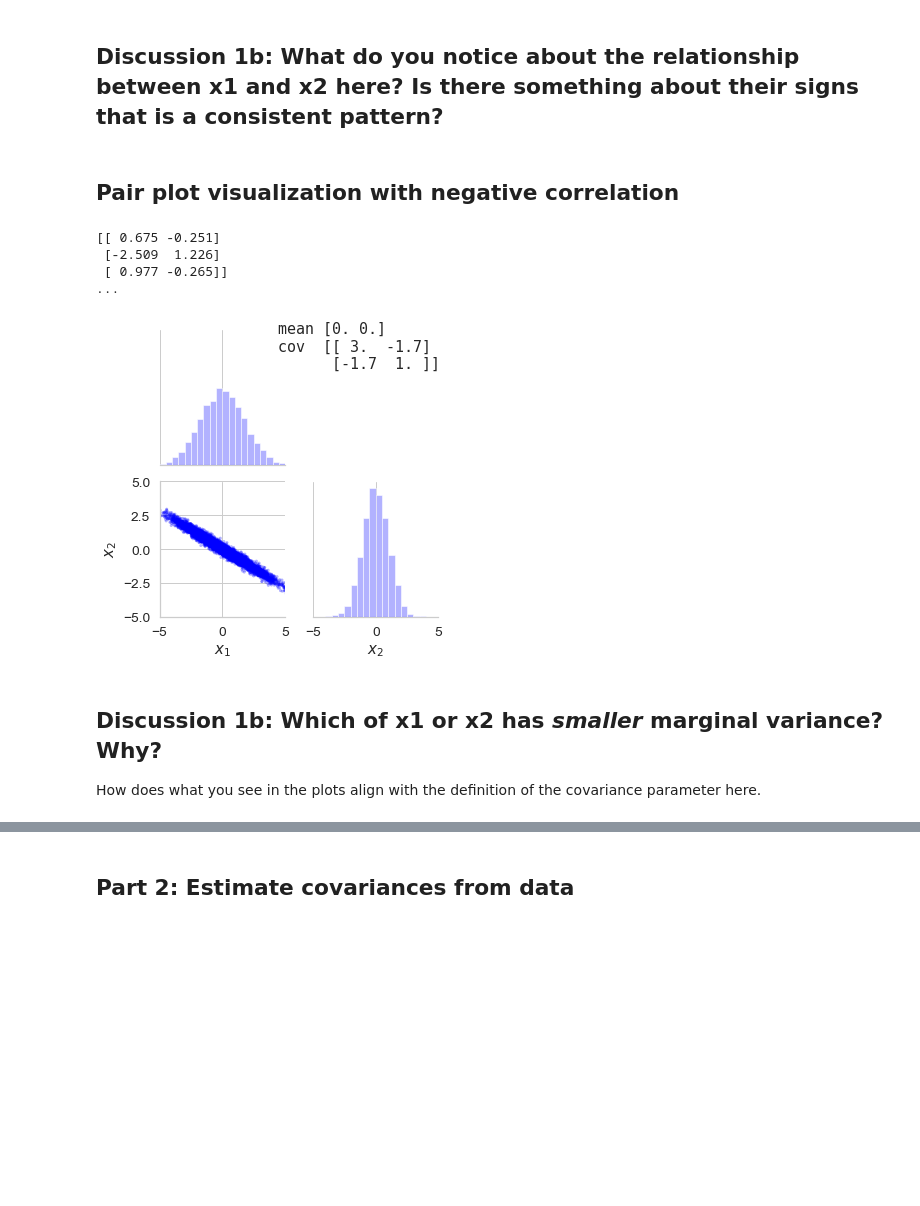
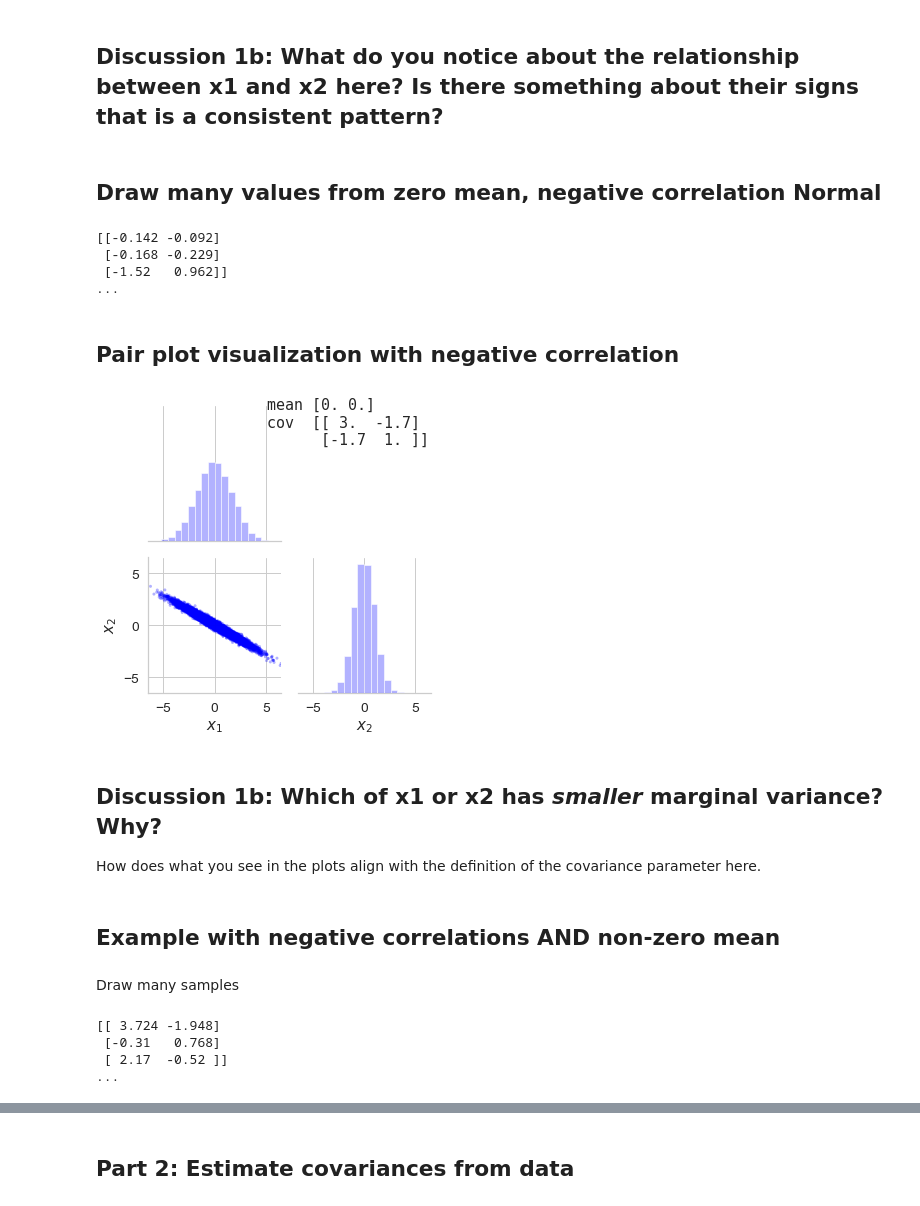
Before and after one commit to tufts-ml-courses/comp136-21s-assignments, a Jupyter notebook: notebooks/day06-MultivariateGaussianDistributions.ipynb, the cells around one changed output, grey strips where cells are left out. Saved outputs shown, nothing was run; the diff lists cells and outputs as text; code cells hidden in the pictures; blank space fills up the shorter version.

```diff
--- a/notebooks/day06-MultivariateGaussianDistributions.ipynb
+++ b/notebooks/day06-MultivariateGaussianDistributions.ipynb
@@ -125,11 +125,11 @@ xmax = 5.0
 n_bins = 21
 
 # Make the pair plot
-sns.pairplot(
+h = sns.pairplot(
     x_df,
     aspect=1.0,
     corner=True, # only plot lower left half of square
-    diag_kws={"color": 'b', "alpha": 0.3, "bins":np.linspace(-B, B, n_bins)},
+    diag_kws={"color": 'b', "alpha": 0.3, "bins":np.linspace(-xmax, xmax, n_bins)},
     plot_kws={"color": 'b', "alpha": 0.3, 'marker': '.', 'edgecolor':'none'});
 # ^- alpha here means transparency for the 'alpha' channel of the RGB-A scheme
 
@@ -201,57 +201,61 @@ array([ 0.989, -0.171])
 ## Discussion 1b: What do you notice about the relationship between x1 and x2 here? Is there something about their signs that is a consistent pattern?
 # %%
 # TODO discuss
+# %% [markdown]
+## Draw many values from zero mean, negative correlation Normal
+# %%
+N = 10000
+x_N2 = prng.multivariate_normal(zero_mean_2, neg_corr_cov_22, size=N)
+print(x_N2[:3])
+print("...")
+# %% [output]
+[[-0.142 -0.092]
+ [-0.168 -0.229]
+ [-1.52   0.962]]
+...
 # %% [markdown]
 ## Pair plot visualization with negative correlation
-# %%
-N = 10000
-x_N2 = prng.multivariate_normal(zero_mean_2, neg_corr_cov_22, size=N)
-print(x_N2[:3])
-print("...")
-# %% [output]
-[[ 0.675 -0.251]
- [-2.509  1.226]
- [ 0.977 -0.265]]
-...
 # %%
 # Pack samples into a pandas dataframe to plot
 x_df = pd.DataFrame(x_N2, columns=['$x_1$', '$x_2$'])
 
 # Define consistent visual limits
 ymax_hist = 100
-xmax = 5.0
+xmax = 6.5
 n_bins = 21
 
 h = sns.pairplot(
     x_df,
     aspect=1.0,
     corner=True, # only plot lower left half of square
     diag_kws={"color": 'b', "alpha": 0.3, "bins":np.linspace(-xmax, xmax, n_bins)},
     plot_kws={"color": 'b', "alpha": 0.3, 'marker': '.', 'edgecolor':'none'},
     );
 # ^- alpha here means transparency for the 'alpha' channel of the RGB-A scheme
 
 # Set view limits of *diagonal plots* to a standardized window
 for diag_tuple in [(0,0), (1,1)]:
     h.axes[diag_tuple[0], diag_tuple[1]].set_xlim([-xmax, xmax]);
     h.axes[diag_tuple[0], diag_tuple[1]].set_ylim([0, ymax_hist]);
 
 # Set view limits of *off-diagonal* scatter plots to a standardized window
 h.axes[1,0].set_xlim([-xmax, xmax]);
 h.axes[1,0].set_ylim([-xmax, xmax]);
 
 # Prettify the overall plot
 plt.tight_layout();
 plt.suptitle(
     "mean %s\ncov  %s" % (
         str(zero_mean_2),
         str(neg_corr_cov_22).replace("\n","\n     ")),
     fontsize=14,
     horizontalalignment='left',
     font='monospace');
 # %% [output]
-[figure, old version]
+[figure, new version]
 # %% [markdown]
 ## Discussion 1b: Which of x1 or x2 has *smaller* marginal variance? Why?
 
 How does what you see in the plots align with the definition of the covariance parameter here.
+# %% [markdown]
+## Example with negative correlations AND non-zero mean
@@ -257,0 +268,12 @@ How does what you see in the plots align with the definition of the covariance p
+# %% [markdown]
+Draw many samples
+# %%
+N = 10000
+x_N2 = prng.multivariate_normal(nonzero_mean_2, neg_corr_cov_22, size=N)
+print(x_N2[:3])
+print("...")
+# %% [output]
+[[ 3.724 -1.948]
+ [-0.31   0.768]
+ [ 2.17  -0.52 ]]
+...
```
Also changed, not shown: parts of 45 cells of this notebook.
